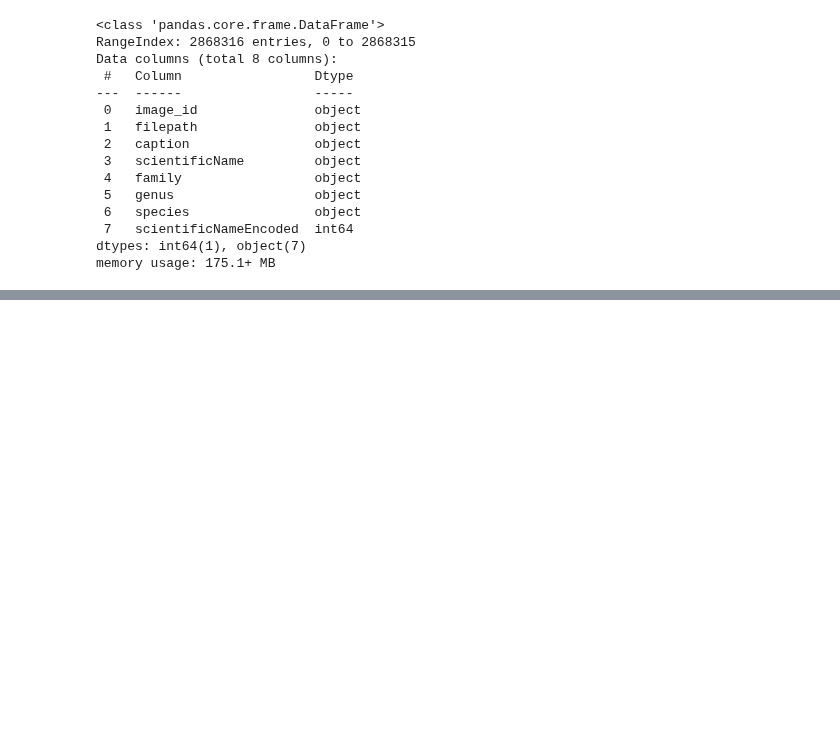
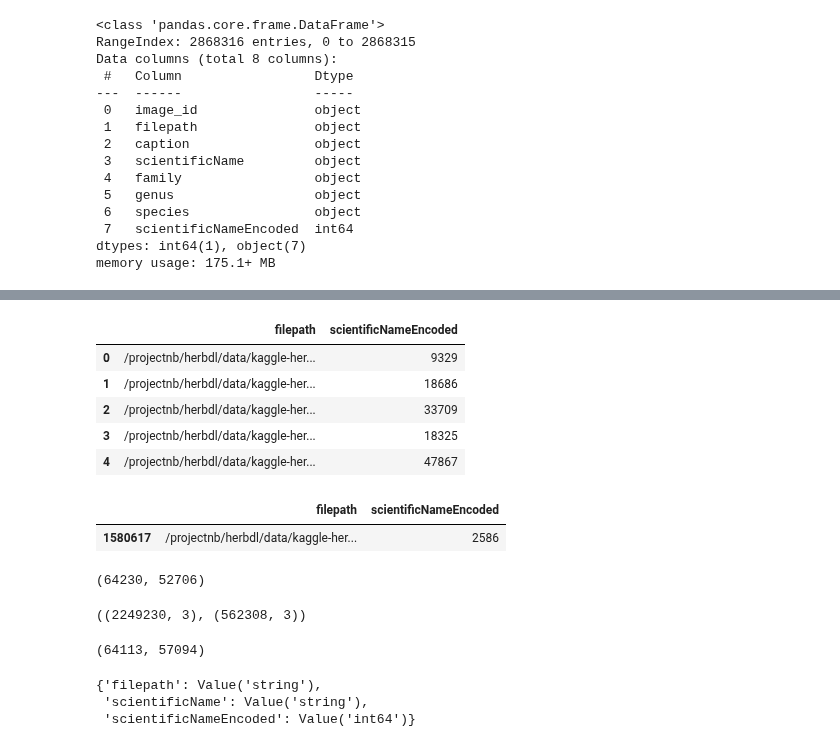
Before and after one commit to gardoslab/herbdl, a Jupyter notebook: dataset_utils/kaggle_merging.ipynb, the cells around one changed output, grey strips where cells are left out. Drawn from its saved outputs; the diff is of its cells as text; code cells hidden in the pictures; blank space fills up the shorter version.

```diff
--- a/dataset_utils/kaggle_merging.ipynb
+++ b/dataset_utils/kaggle_merging.ipynb
@@ -298,0 +315,53 @@ kaggle_df.to_csv(DATA_PATH + "kaggle-herbaria/index.csv", index=False)
+# %%
+train = train[['filepath', 'scientificNameEncoded']].sort_index()
+train.head()
+# %% [output]
+|  | filepath | scientificNameEncoded |
+| 0 | /projectnb/herbdl/data/kaggle-her... | 9329 |
+| 1 | /projectnb/herbdl/data/kaggle-her... | 18686 |
+| 2 | /projectnb/herbdl/data/kaggle-her... | 33709 |
+| 3 | /projectnb/herbdl/data/kaggle-her... | 18325 |
+| 4 | /projectnb/herbdl/data/kaggle-her... | 47867 |
+# %%
+train[train['filepath'] == "/projectnb/herbdl/data/kaggle-herbaria/herbarium-2021/train/images/047/37/1047497.jpg"]
+# %% [output]
+|  | filepath | scientificNameEncoded |
+| 1580617 | /projectnb/herbdl/data/kaggle-her... | 2586 |
+# %%
+train['scientificNameEncoded'].nunique(), val['scientificNameEncoded'].nunique()
+# %% [output]
+(64230, 52706)
+# %%
+kaggle_train = "/projectnb/herbdl/data/kaggle-herbaria/train.json"
+kaggle_val = "/projectnb/herbdl/data/kaggle-herbaria/val.json"
+
+kaggle_train_df = pd.read_json(kaggle_train, lines=True)
+kaggle_val_df = pd.read_json(kaggle_val, lines=True)
+
+kaggle_train_df.shape, kaggle_val_df.shape
+# %% [output]
+((2249230, 3), (562308, 3))
+# %%
+kaggle_train_df['scientificNameEncoded'].nunique(), kaggle_val_df['scientificNameEncoded'].nunique()
+# %% [output]
+(64113, 57094)
+# %%
+from datasets import load_dataset
+
+seed = 42
+data_files = {
+    "train": kaggle_train,
+    "validation": kaggle_val,
+}
+
+dataset = load_dataset(
+            "json",
+            data_files=data_files,
+            cache_dir="./data_cache",
+        )
+
+dataset['train'].features
+# %% [output]
+{'filepath': Value('string'),
+ 'scientificName': Value('string'),
+ 'scientificNameEncoded': Value('int64')}
```
Also changed, not shown: parts of 12 cells of this notebook, 1 other file.
